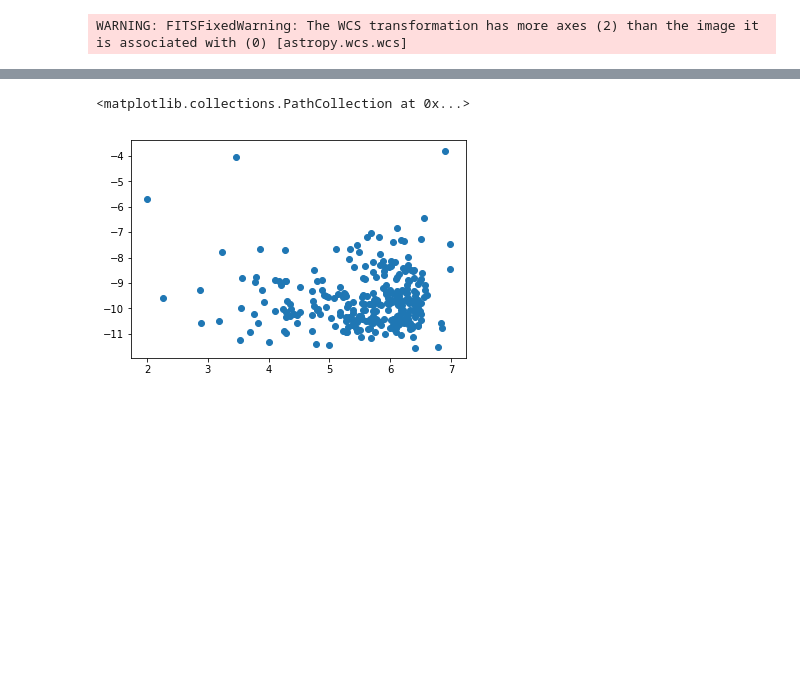
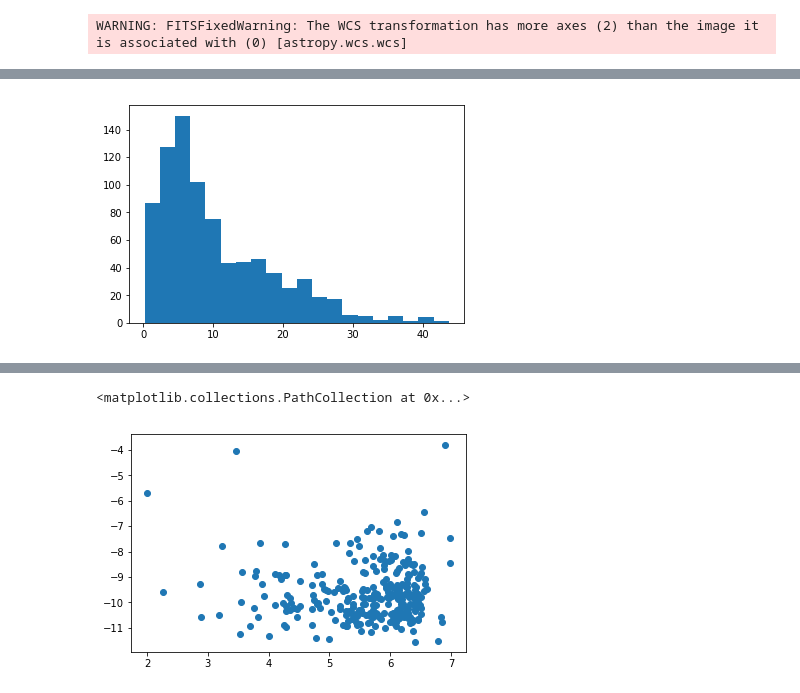
Before and after one commit to lsst/all_sky_phot, a Jupyter notebook: data/az_camera/try_g_band.ipynb, the cells around one changed output, grey strips where cells are left out. Cells and saved outputs as stored; diff of their text form; code cells hidden in the pictures; blank space fills up the shorter version.

```diff
--- a/data/az_camera/try_g_band.ipynb
+++ b/data/az_camera/try_g_band.ipynb
@@ -93,0 +106,4 @@ distances, indices = phot_tree.query(np.array((x_expected[predicted_inbox], y_ex
+# %%
+ack = plt.hist(distances, bins=20)
+# %% [output]
+[figure, added]
```
Also changed, not shown: parts of 11 cells of this notebook, 1 other file.
